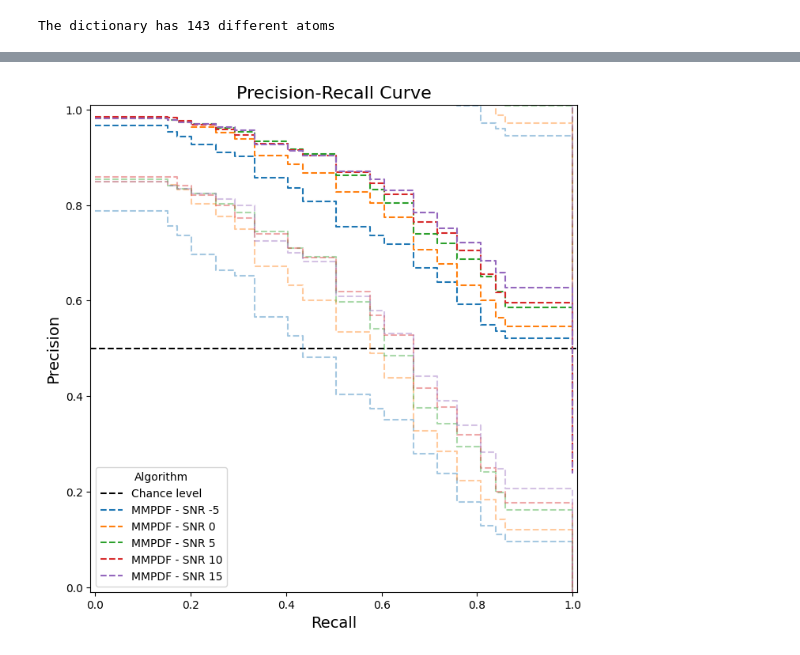
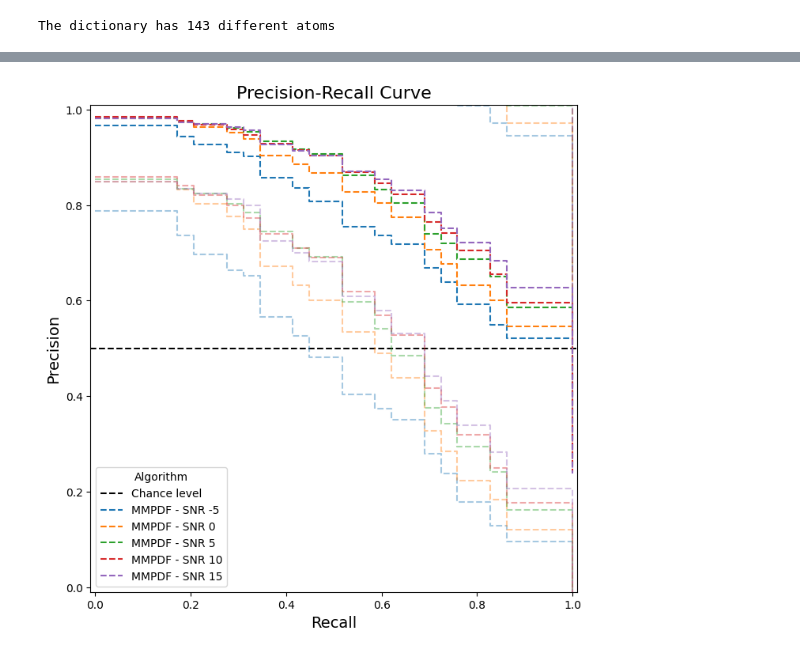
Before and after one commit to yanisgomes/csc, a Jupyter notebook: icassp/prc_plot_results.ipynb, the cells around one changed output, grey strips where cells are left out. Cells and saved outputs as stored; diff of their text form; code cells hidden in the pictures.

```diff
--- a/icassp/prc_plot_results.ipynb
+++ b/icassp/prc_plot_results.ipynb
@@ -26,19 +26,44 @@ print('The dictionary has {} different atoms'.format(len(dictionary)))
 The dictionary has 143 different atoms
 # %%
 batchSize = 200
-
 max_sparsity = 30
 
-input_mmpdf_db = f'/home/gomes/synthetic-data/csc-mmpdf-{batchSize}.json'
-output_prc_omp_db = f'/home/gomes/synthetic-data/prc-omp-{batchSize}.json'
+pomme = False
 
-path_to_signals_db = f'C:\\Users\\gomes\\Documents\\ENS\\00_M1\\00_BORELLI\\01_WorkInProgress\\\synthetic-data\\csc-signals-{batchSize}.json'
-#path_to_signals_db = f'/home/gomes/synthetic-data/csc-signals-{batchSize}.json'
+if pomme :
+    input_mmpdf_db = f'/home/gomes/synthetic-data/csc-mmpdf-{batchSize}.json'
+    output_prc_omp_db = f'/home/gomes/synthetic-data/prc-omp-{batchSize}.json'
 
-path_to_prc_mmpdf_db = f'C:\\Users\\gomes\\Documents\\ENS\\00_M1\\00_BORELLI\\01_WorkInProgress\\\synthetic-data\\prc-mmpdf20-{batchSize}.json'
-path_to_prc_mmpdf27_db = f'C:\\Users\\gomes\\Documents\\ENS\\00_M1\\00_BORELLI\\01_WorkInProgress\\\synthetic-data\\prc-mmpdf27-{batchSize}.json'
-path_to_prc_omp_db = f'C:\\Users\\gomes\\Documents\\ENS\\00_M1\\00_BORELLI\\01_WorkInProgress\\\synthetic-data\\prc-omp-{batchSize}.json'
-path_to_prc_mp_db = f'C:\\Users\\gomes\\Documents\\ENS\\00_M1\\00_BORELLI\\01_WorkInProgress\\\synthetic-data\\prc-mp-{batchSize}.json'
+    # Signal DB
+    path_to_signals_db = path_to_signals_db = f'/home/gomes/synthetic-data/csc-signals-{batchSize}.json'
+
+    # Precison-Recall Curves DB
+    path_to_prc_mmpdf27_db = f'/home/gomes/synthetic-data/prc-mmpdf27-{batchSize}.json'
+    path_to_prc_mmpdf20_db = f'/home/gomes/synthetic-data/prc-mmpdf20-{batchSize}.json'
+    path_to_prc_omp_db = f'/home/gomes/synthetic-data/prc-omp-{batchSize}.json'
+    path_to_prc_mp_db = f'/home/gomes/synthetic-data/prc-mp-{batchSize}.json'
+
+    # Sparsity Variations DB
+    path_sparVar_mmpdf9_db = f'/home/gomes/synthetic-data/sparVar-mmpdf9-{batchSize}.json'
+    path_sparVar_omp_db = f'/home/gomes/synthetic-data/sparVar-omp-{batchSize}.json'
+    path_sparVar_mp_db = f'/home/gomes/synthetic-data/sparVar-mp-{batchSize}.json'
+    path_sparVar_alphaCSC_db = f'/home/gomes/synthetic-data/sparVar-alphaCSC-{batchSize}.json'
+
+else:
+    # Signal DB
+    path_to_signals_db = f'C:\\Users\\gomes\\Documents\\ENS\\00_M1\\00_BORELLI\\01_WorkInProgress\\\synthetic-data\\csc-signals-{batchSize}.json'
+
+    # Precison-Recall Curves DB
+    path_to_prc_mmpdf27_db = f'C:\\Users\\gomes\\Documents\\ENS\\00_M1\\00_BORELLI\\01_WorkInProgress\\\synthetic-data\\prc-mmpdf27-{batchSize}.json'
+    path_to_prc_mmpdf20_db = f'C:\\Users\\gomes\\Documents\\ENS\\00_M1\\00_BORELLI\\01_WorkInProgress\\\synthetic-data\\prc-mmpdf20-{batchSize}.json'
+    path_to_prc_omp_db = f'C:\\Users\\gomes\\Documents\\ENS\\00_M1\\00_BORELLI\\01_WorkInProgress\\\synthetic-data\\prc-omp-{batchSize}.json'
+    path_to_prc_mp_db = f'C:\\Users\\gomes\\Documents\\ENS\\00_M1\\00_BORELLI\\01_WorkInProgress\\\synthetic-data\\prc-mp-{batchSize}.json'
+
+    # Sparsity Variations DB
+    path_sparVar_mmpdf9_db = f'C:\\Users\\gomes\\Documents\\ENS\\00_M1\\00_BORELLI\\01_WorkInProgress\\\synthetic-data\\sparVar-mmpdf9-{batchSize}.json'
+    path_sparVar_omp_db = f'C:\\Users\\gomes\\Documents\\ENS\\00_M1\\00_BORELLI\\01_WorkInProgress\\\synthetic-data\\sparVar-omp-{batchSize}.json'
+    path_sparVar_mp_db = f'C:\\Users\\gomes\\Documents\\ENS\\00_M1\\00_BORELLI\\01_WorkInProgress\\\synthetic-data\\sparVar-mp-{batchSize}.json'
+    path_sparVar_alphaCSC_db = f'C:\\Users\\gomes\\Documents\\ENS\\00_M1\\00_BORELLI\\01_WorkInProgress\\\synthetic-data\\sparVar-alphaCSC-{batchSize}.json'
 
 workbench = CSCWorkbench(path_to_signals_db)
 workbench.load_data()
@@ -90,8 +91,8 @@ workbench.plotPRCurvesFromDB(
 # %%
 workbench.plotPRCSNRFromDB(
     MMPDF=path_to_prc_mmpdf27_db,
-    n_samples=100,
+    n_samples=30,
     max_sparsity=30
     )
 # %% [output]
-[figure, old version]
+[figure, new version]
```
Also changed, not shown: parts of 5 cells of this notebook, 2 other files.
